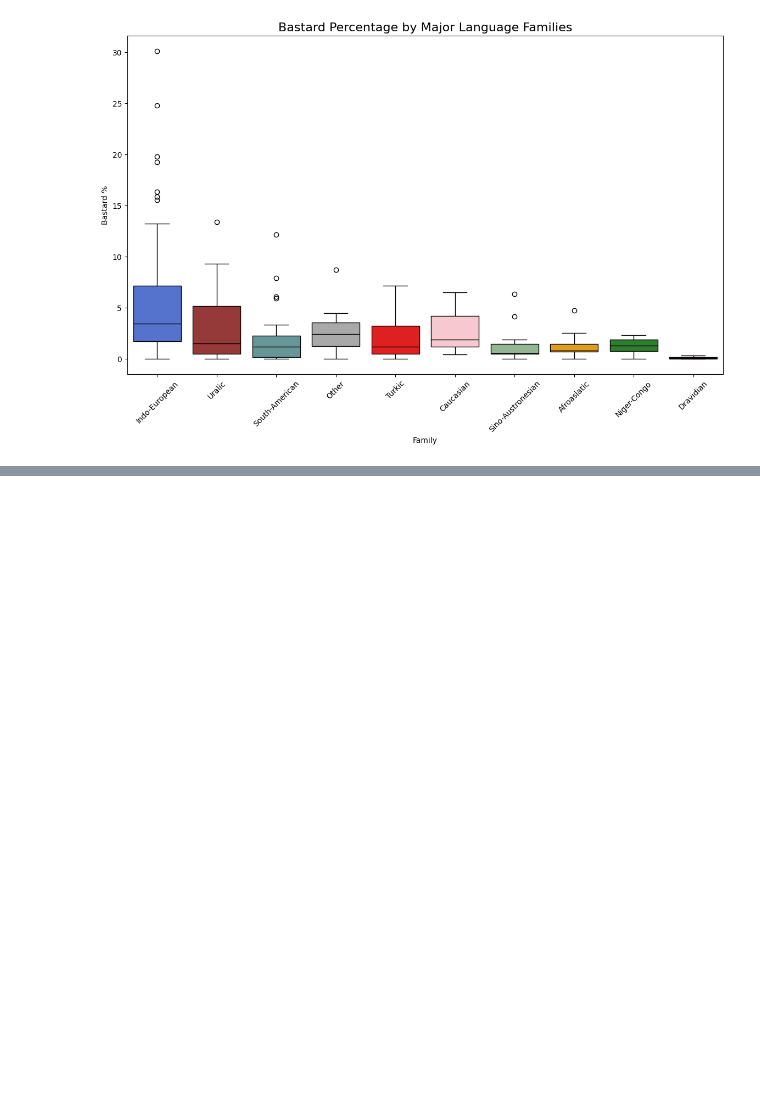
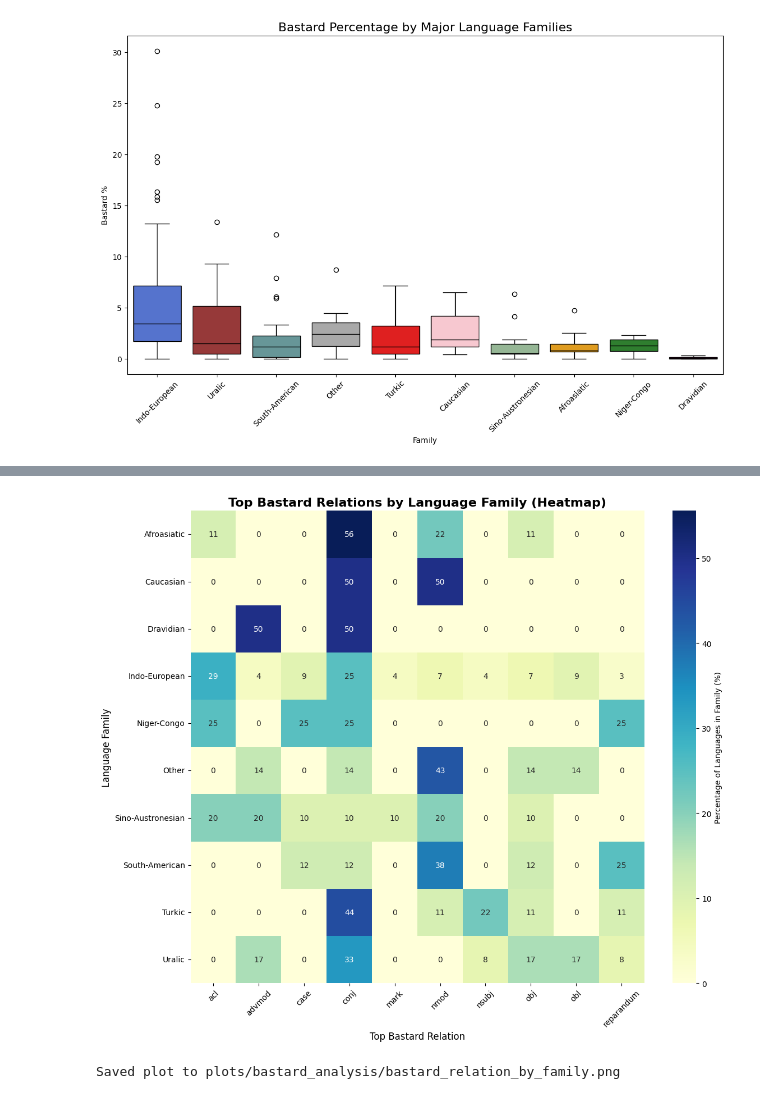
Before and after one commit to typometrics/dataanalysis, a Jupyter notebook: 05_comparative_visualization.ipynb, the cells around one changed output, grey strips where cells are left out. Saved outputs shown, nothing was run; the diff lists cells and outputs as text; code cells hidden in the pictures; blank space fills up the shorter version.

```diff
--- a/05_comparative_visualization.ipynb
+++ b/05_comparative_visualization.ipynb
@@ -569,0 +560,18 @@ Passing `palette` without assigning `hue` is deprecated and will be removed in v
+# %%
+
+    # 5. Top Bastard Relations by Family (Heatmap)
+    if hasattr(plotting, 'plot_bastard_relation_by_family'):
+        if 'Top_Bastard_Rel' in merged_bastard.columns and 'group' in merged_bastard.columns:
+            plotting.plot_bastard_relation_by_family(
+                merged_bastard,
+                plots_dir=PLOTS_DIR,
+                title='Top Bastard Relations by Language Family (Heatmap)',
+                filename='bastard_relation_by_family.png'
+            )
+        else:
+            print('Top_Bastard_Rel or group column missing from data.')
+    else:
+        print('Warning: plotting.plot_bastard_relation_by_family not found. Please reload plotting module.')
+# %% [output]
+[figure, added]
+Saved plot to plots/bastard_analysis/bastard_relation_by_family.png
```
Also changed, not shown: parts of 4 cells of this notebook, 7 other files.
